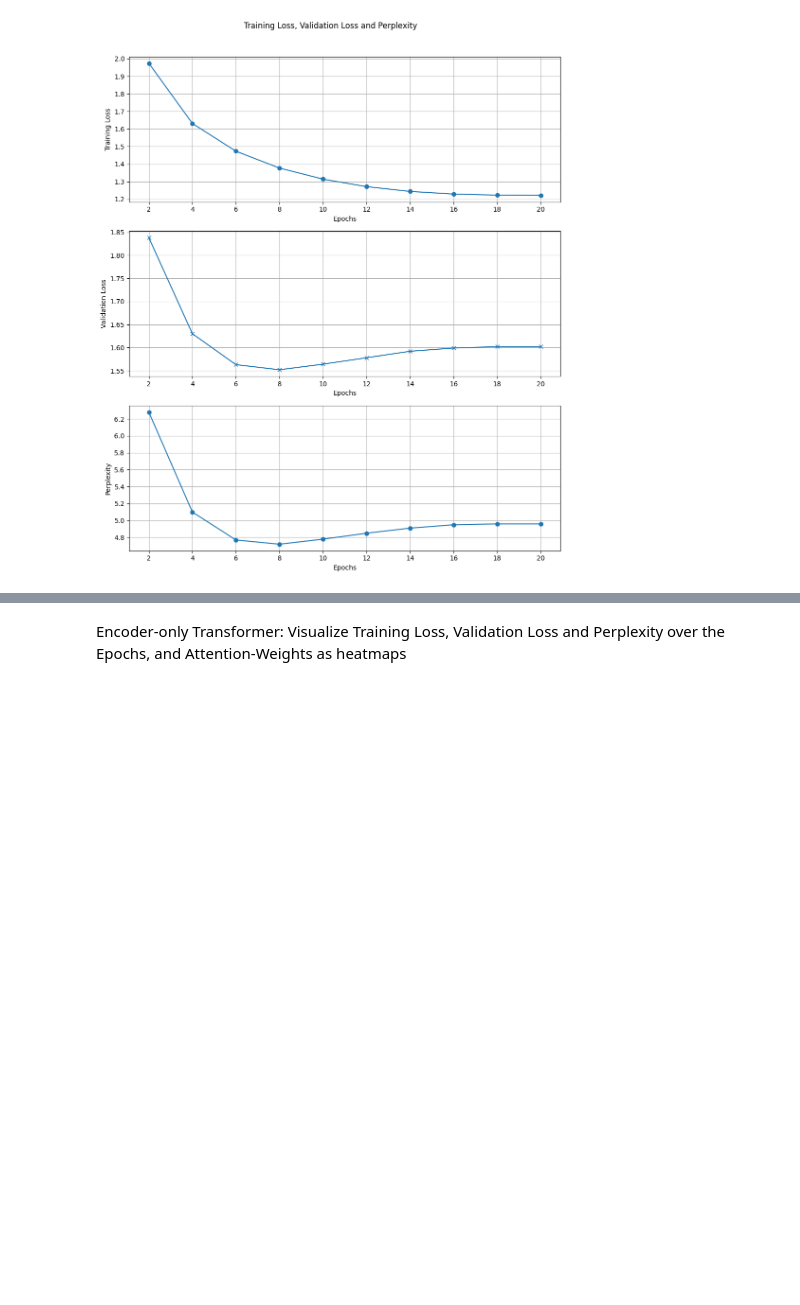
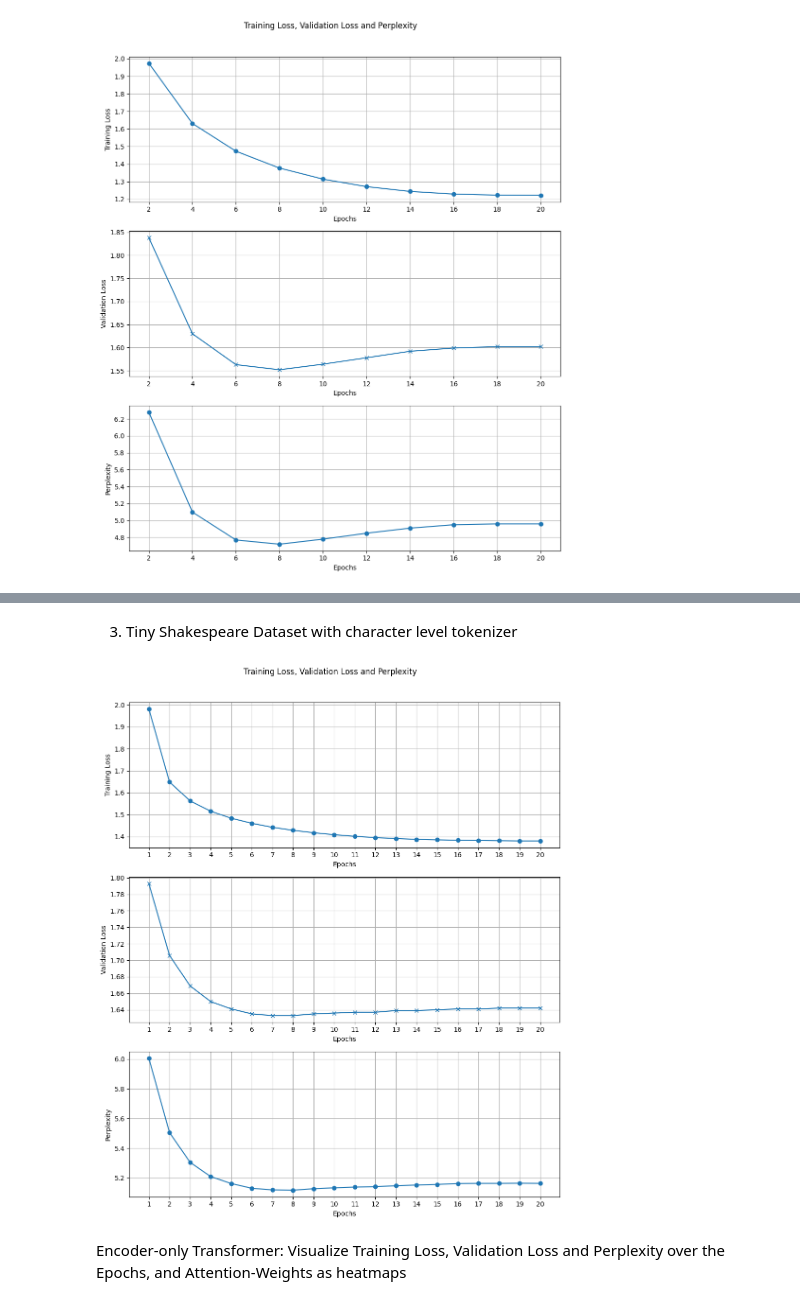
Before and after one commit to Swapnajoy/Mini_Transfomer_Project, a Jupyter notebook: analysis.ipynb, the cells around one changed output, grey strips where cells are left out. Drawn from its saved outputs; the diff is of its cells as text; code cells hidden in the pictures; blank space fills up the shorter version.

```diff
--- a/analysis.ipynb
+++ b/analysis.ipynb
@@ -104,3 +111,10 @@ plot_losses(training_info_path)
+# %% [markdown]
+3. Tiny Shakespeare Dataset with character level tokenizer
+# %%
+training_info_path = "training_experiments/lstm/ep20_b64_lr5e-05_dataset_tiny_shakespeare.txt_token_ch_2025-06-13T14-12-54/training_info.txt"
+plot_losses(training_info_path)
+# %% [output]
+[figure, added]
 # %% [markdown]
 Encoder-only Transformer: Visualize Training Loss, Validation Loss and Perplexity over the Epochs, and Attention-Weights as heatmaps
 # %%
```
Also changed, not shown: parts of 2 cells of this notebook, 3 other files.
